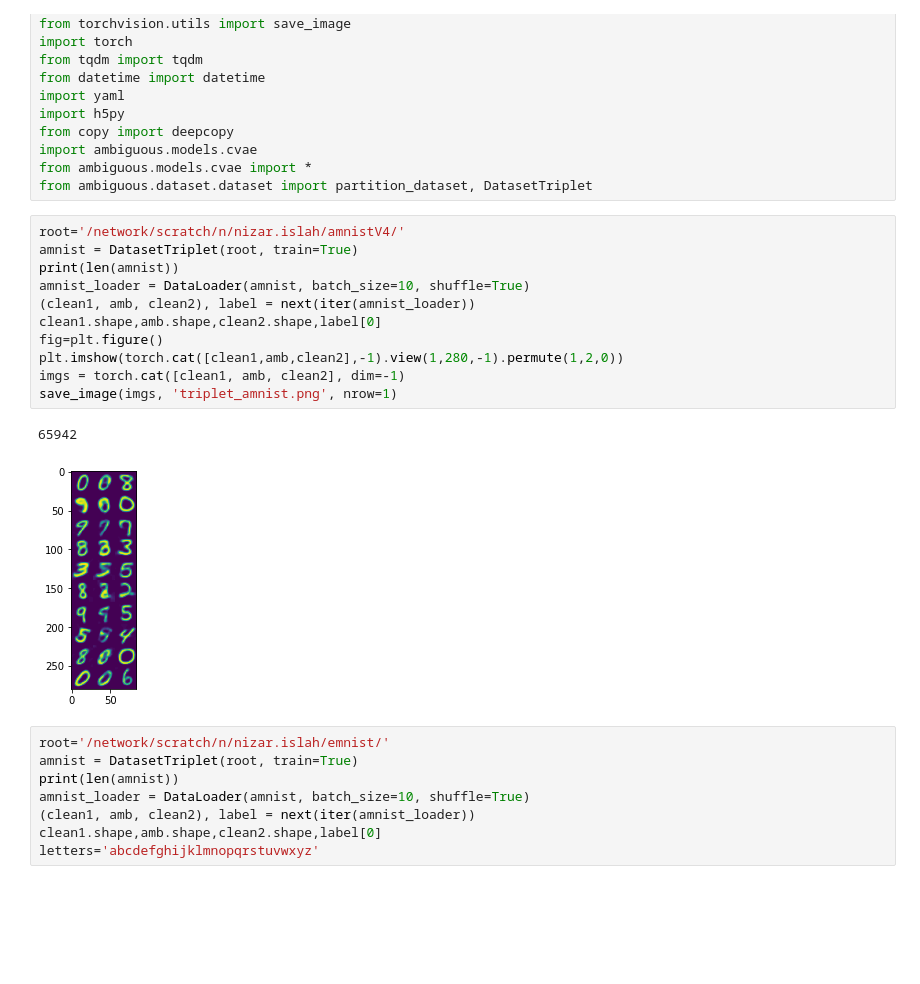
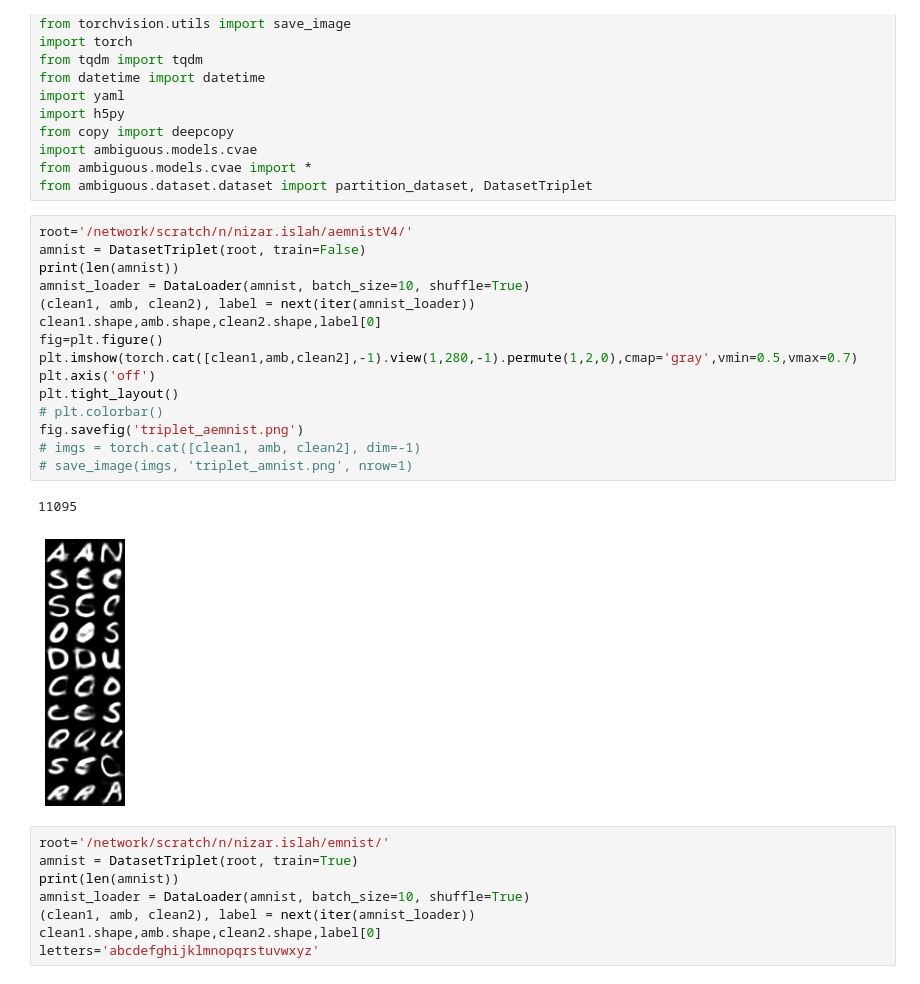
Before and after one commit to ABL-Lab/ambiguous-dataset, a Jupyter notebook: ambiguous/train/train_MNIST_final_conv.ipynb, the cells around one changed output. Cells and saved outputs as stored; diff of their text form; blank space fills up the shorter version.

```diff
--- a/ambiguous/train/train_MNIST_final_conv.ipynb
+++ b/ambiguous/train/train_MNIST_final_conv.ipynb
@@ -29,19 +29,23 @@ import ambiguous.models.cvae
 from ambiguous.models.cvae import *
 from ambiguous.dataset.dataset import partition_dataset, DatasetTriplet
 # %%
-root='/network/scratch/n/nizar.islah/amnistV4/'
-amnist = DatasetTriplet(root, train=True)
+root='/network/scratch/n/nizar.islah/aemnistV4/'
+amnist = DatasetTriplet(root, train=False)
 print(len(amnist))
 amnist_loader = DataLoader(amnist, batch_size=10, shuffle=True)
 (clean1, amb, clean2), label = next(iter(amnist_loader))
 clean1.shape,amb.shape,clean2.shape,label[0]
 fig=plt.figure()
-plt.imshow(torch.cat([clean1,amb,clean2],-1).view(1,280,-1).permute(1,2,0))
-imgs = torch.cat([clean1, amb, clean2], dim=-1)
-save_image(imgs, 'triplet_amnist.png', nrow=1)
+plt.imshow(torch.cat([clean1,amb,clean2],-1).view(1,280,-1).permute(1,2,0),cmap='gray',vmin=0.5,vmax=0.7)
+plt.axis('off')
+plt.tight_layout()
+# plt.colorbar()
+fig.savefig('triplet_aemnist.png')
+# imgs = torch.cat([clean1, amb, clean2], dim=-1)
+# save_image(imgs, 'triplet_amnist.png', nrow=1)
 # %% [output]
-65942
+11095
-[figure, old version]
+[figure, new version]
 # %%
 root='/network/scratch/n/nizar.islah/emnist/'
 amnist = DatasetTriplet(root, train=True)
```
Also changed, not shown: 2 other files.
